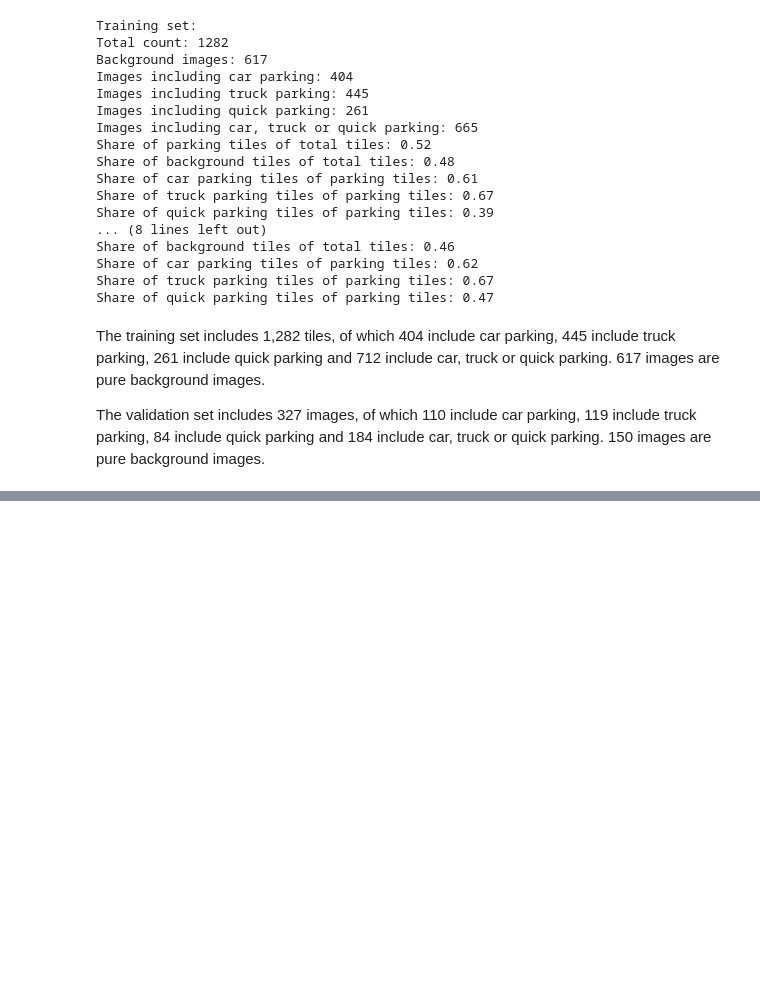
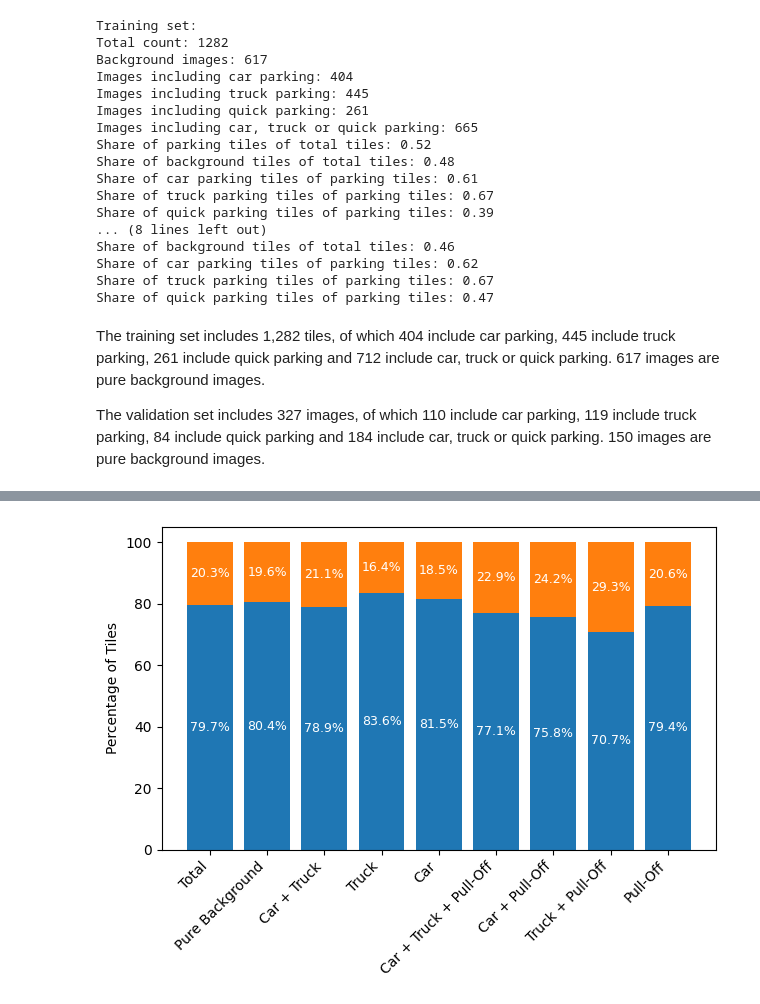
Before and after one commit to benedikt-korbach/remote-sensing-of-parking-areas, a Jupyter notebook: 03_create_masks/03b_create_train_val.ipynb, the cells around one changed output, grey strips where cells are left out. Cells and saved outputs as stored; diff of their text form; code cells hidden in the pictures; blank space fills up the shorter version.

```diff
--- a/03_create_masks/03b_create_train_val.ipynb
+++ b/03_create_masks/03b_create_train_val.ipynb
@@ -571,0 +502,38 @@ The validation set includes 327 images, of which 110 include car parking, 119 in
+# %%
+totals = [t + v for t, v in zip(train_counts, val_counts)]  # Total counts for each category
+
+# Normalize counts to percentage
+train_percents = [t / total * 100 if total != 0 else 0 for t, total in zip(train_counts, totals)]
+val_percents = [v / total * 100 if total != 0 else 0 for v, total in zip(val_counts, totals)]
+
+x = np.arange(len(labels))
+
+fig, ax = plt.subplots()
+rects1 = ax.bar(x, train_percents, label='Training Set')
+rects2 = ax.bar(x, val_percents, bottom=train_percents, label='Validation Set')
+
+# Add labels with percentages on the bars
+def add_labels(rects):
+    for rect in rects:
+        height = rect.get_height()
+        if height > 5:
+            ax.annotate(f'{height:.1f}%',
+                        xy=(rect.get_x() + rect.get_width() / 2, rect.get_y() + height/2),
+                        xytext=(0, 0),
+                        textcoords="offset points",
+                        ha='center', va='center',
+                        color='white', fontsize=9)
+
+add_labels(rects1)
+add_labels(rects2)
+
+ax.set_ylabel('Percentage of Tiles')
+#ax.set_title('Dataset Share across Tile Combinations')
+ax.set_xticks(x)
+ax.set_xticklabels(labels, rotation=45, ha='right')
+#ax.legend()
+
+fig.tight_layout()
+plt.show()
+# %% [output]
+[figure, added]
```
Also changed, not shown: parts of 11 cells of this notebook, 9 other files.
